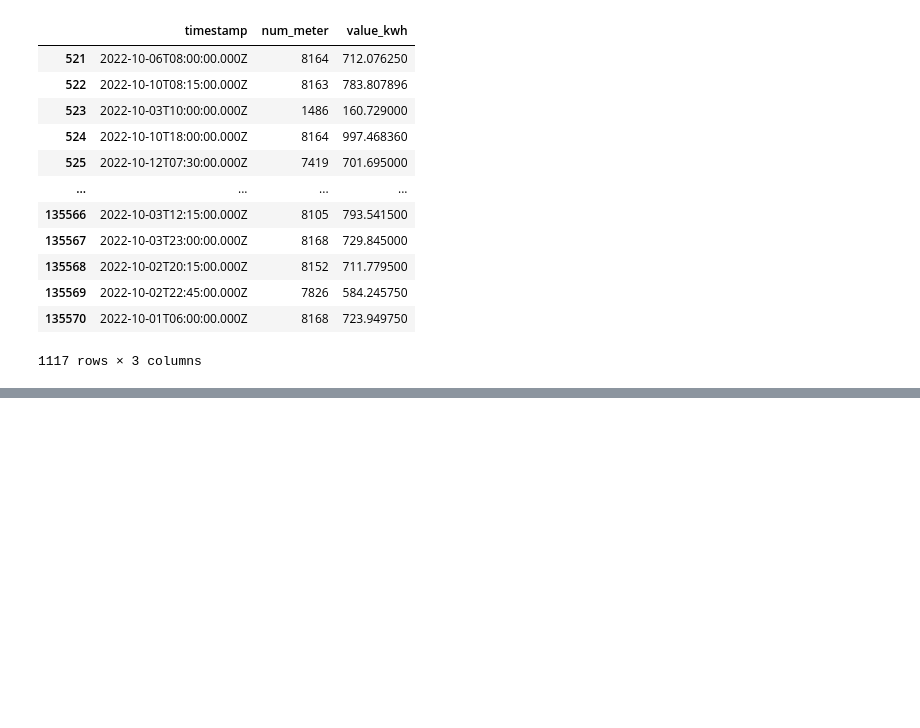
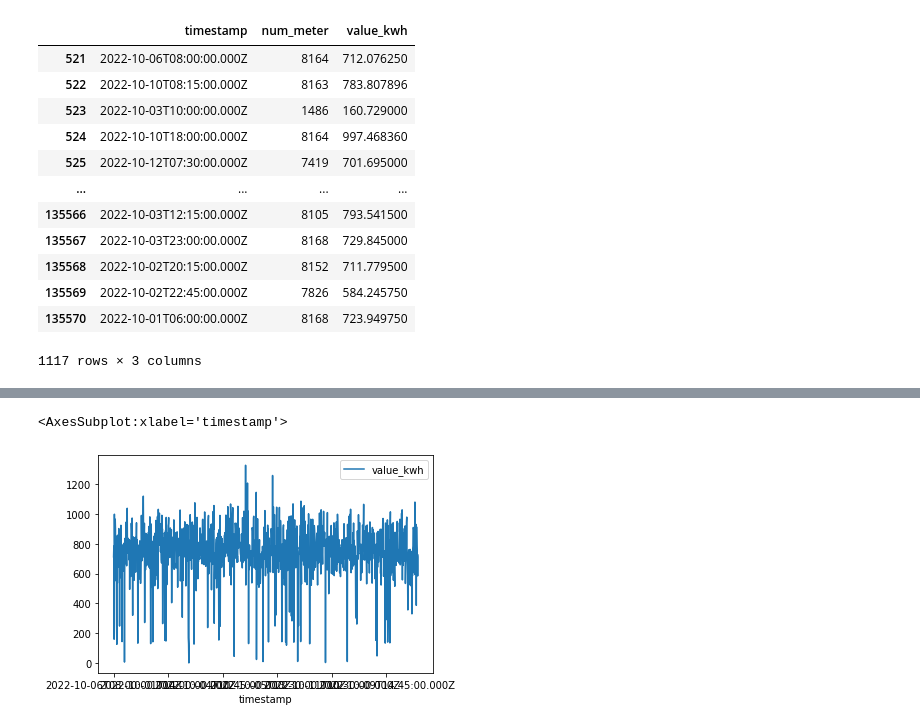
Before and after one commit to axpogroup/ckw-opendata, a Jupyter notebook: ckw.ch/load-data.ipynb, the cells around one changed output, grey strips where cells are left out. Cells and saved outputs as stored; diff of their text form; code cells hidden in the pictures; blank space fills up the shorter version.

```diff
--- a/ckw.ch/load-data.ipynb
+++ b/ckw.ch/load-data.ipynb
@@ -75,0 +81,5 @@ topTs
+# %%
+topTs.plot(x="timestamp", y=["value_kwh"])
+# %% [output]
+<AxesSubplot:xlabel='timestamp'>
+[figure, added]
```
Also changed, not shown: parts of 1 cell of this notebook.
